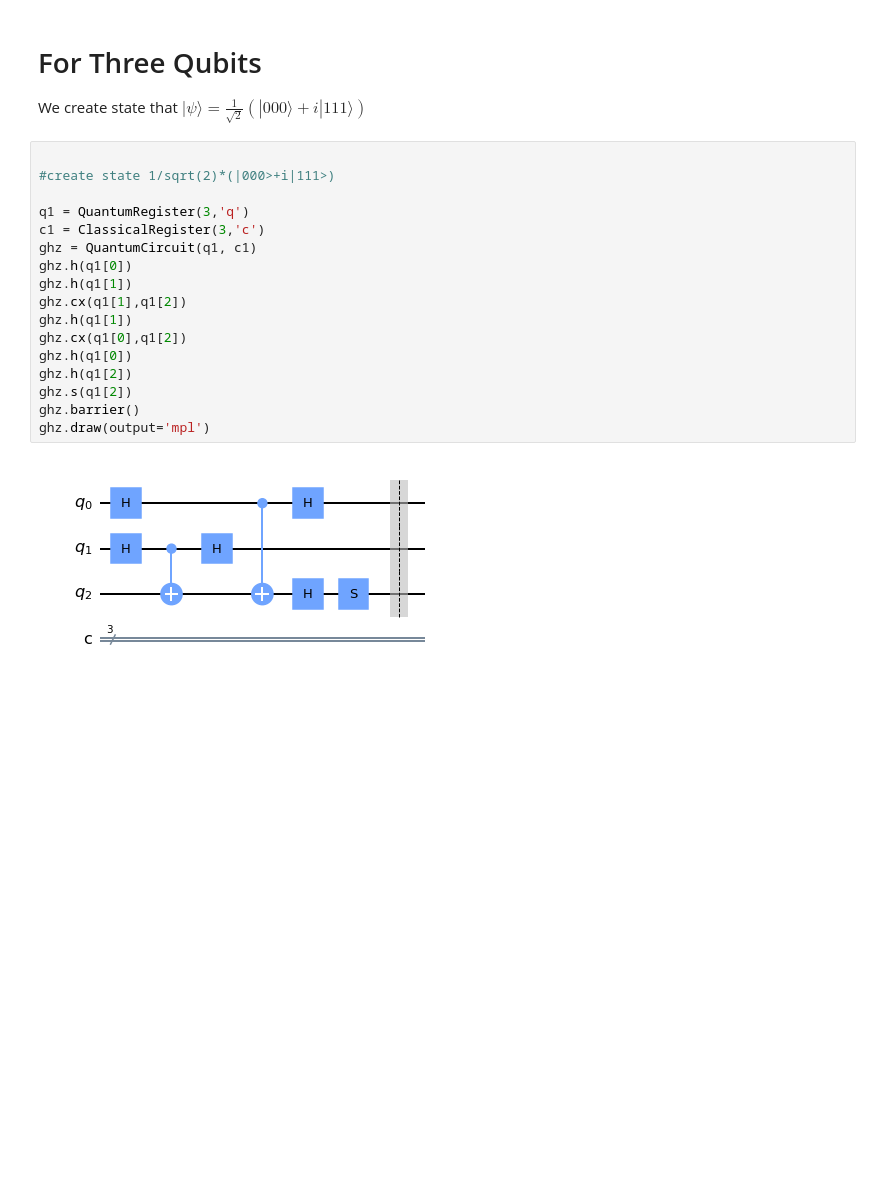
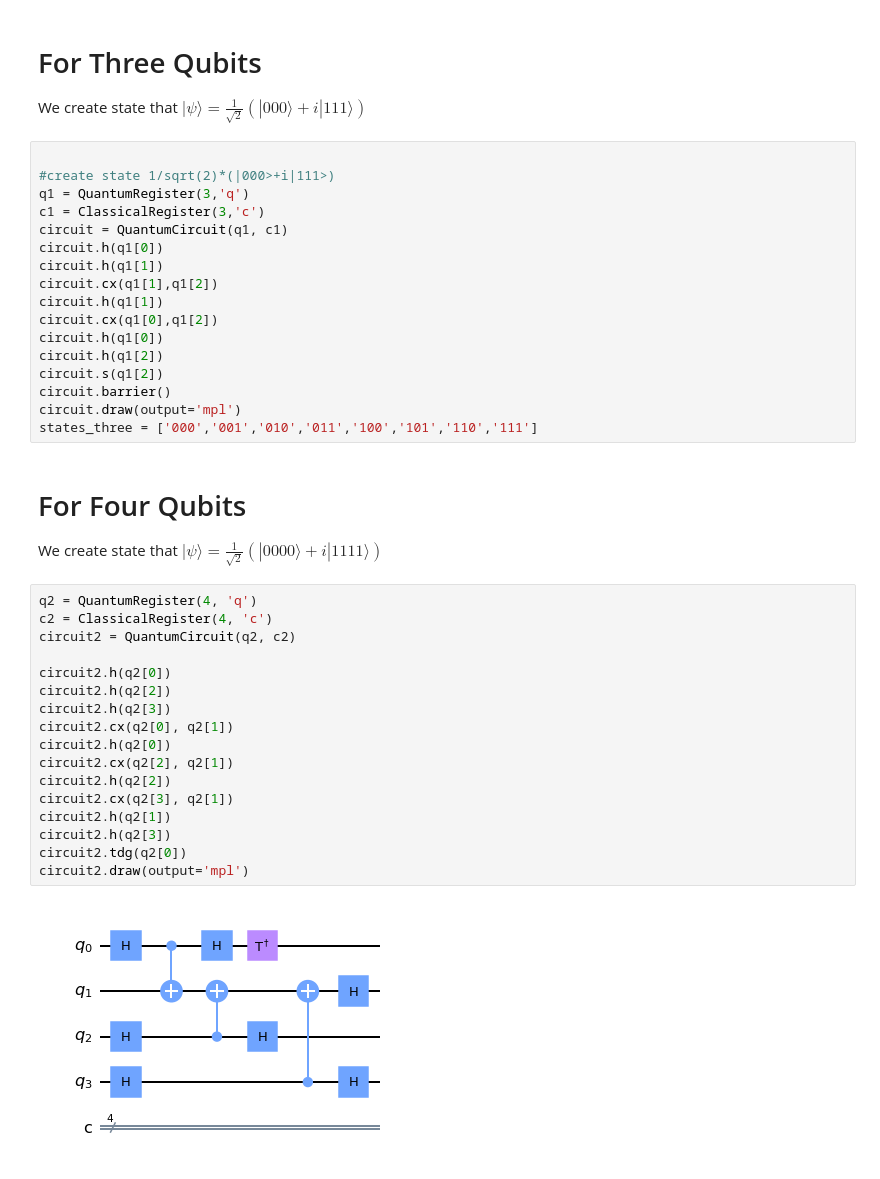
Before and after one commit to yagizgokce/MerminAndArdehaliTest, a Jupyter notebook: mermin.ipynb, the cells around one changed output. Cells and saved outputs as stored; diff of their text form; blank space fills up the shorter version.

```diff
--- a/mermin.ipynb
+++ b/mermin.ipynb
@@ -26,20 +26,42 @@ $
 # %%
 
 #create state 1/sqrt(2)*(|000>+i|111>)
-
 q1 = QuantumRegister(3,'q')
 c1 = ClassicalRegister(3,'c')
-ghz = QuantumCircuit(q1, c1)
-ghz.h(q1[0])
-ghz.h(q1[1])
-ghz.cx(q1[1],q1[2])
-ghz.h(q1[1])
-ghz.cx(q1[0],q1[2])
-ghz.h(q1[0])
-ghz.h(q1[2])
-ghz.s(q1[2])
-ghz.barrier()
-ghz.draw(output='mpl')
+circuit = QuantumCircuit(q1, c1)
+circuit.h(q1[0])
+circuit.h(q1[1])
+circuit.cx(q1[1],q1[2])
+circuit.h(q1[1])
+circuit.cx(q1[0],q1[2])
+circuit.h(q1[0])
+circuit.h(q1[2])
+circuit.s(q1[2])
+circuit.barrier()
+circuit.draw(output='mpl')
+states_three = ['000','001','010','011','100','101','110','111']
-# %% [output]
-[figure, removed]
+# %% [markdown]
+# For Four Qubits
+We create state that
+$|\psi\rangle = \frac{1}{\sqrt{2}} (|0000\rangle +i|1111\rangle)
+$
+# %%
+q2 = QuantumRegister(4, 'q')
+c2 = ClassicalRegister(4, 'c')
+circuit2 = QuantumCircuit(q2, c2)
+
+circuit2.h(q2[0])
+circuit2.h(q2[2])
+circuit2.h(q2[3])
+circuit2.cx(q2[0], q2[1])
+circuit2.h(q2[0])
+circuit2.cx(q2[2], q2[1])
+circuit2.h(q2[2])
+circuit2.cx(q2[3], q2[1])
+circuit2.h(q2[1])
+circuit2.h(q2[3])
+circuit2.tdg(q2[0])
+circuit2.draw(output='mpl')
+# %% [output]
+[figure, added]
 # %%
```
Also changed, not shown: parts of 11 cells of this notebook.
